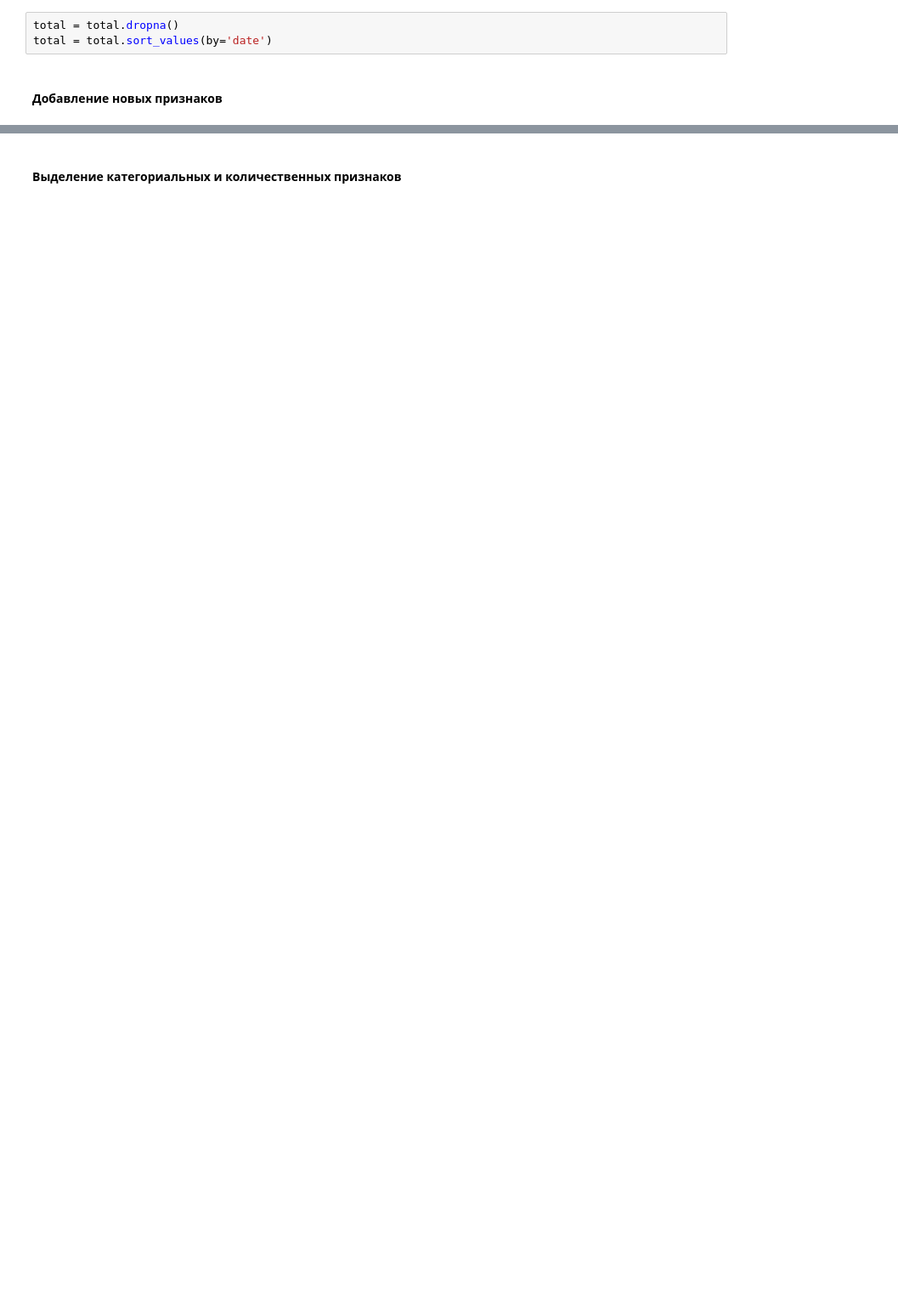
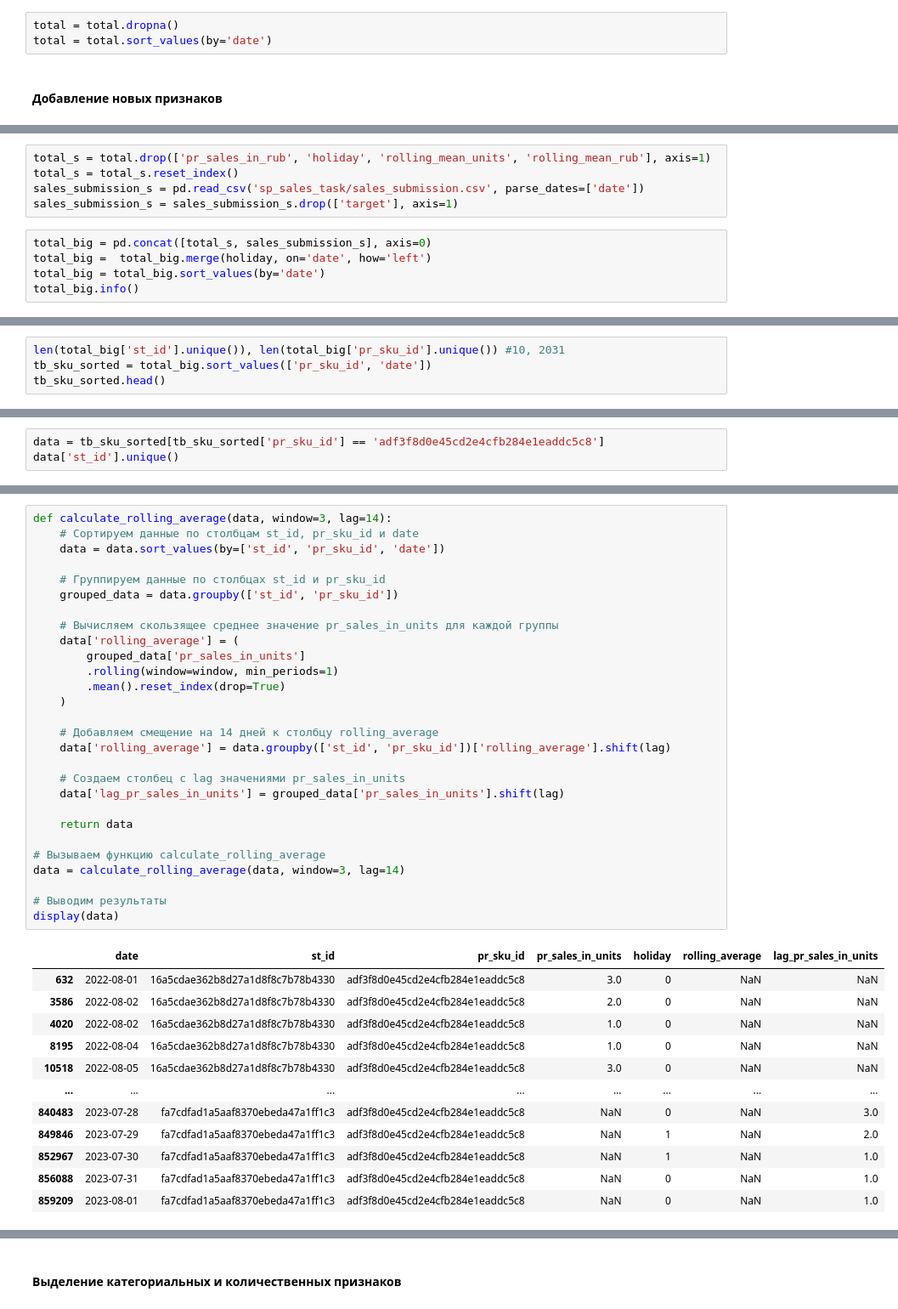
Before and after one commit to denis-42ds/demand_forecast_retailer, a Jupyter notebook: demand_forecast.ipynb, the cells around one changed output, grey strips where cells are left out. Shown at 85% size. Cells and saved outputs as stored; diff of their text form; blank space fills up the shorter version.

```diff
--- a/demand_forecast.ipynb
+++ b/demand_forecast.ipynb
@@ -646,0 +627,10 @@ total.head(5)
+# %%
+total_s = total.drop(['pr_sales_in_rub', 'holiday', 'rolling_mean_units', 'rolling_mean_rub'], axis=1)
+total_s = total_s.reset_index()
+sales_submission_s = pd.read_csv('sp_sales_task/sales_submission.csv', parse_dates=['date'])
+sales_submission_s = sales_submission_s.drop(['target'], axis=1)
+# %%
+total_big = pd.concat([total_s, sales_submission_s], axis=0)
+total_big =  total_big.merge(holiday, on='date', how='left')
+total_big = total_big.sort_values(by='date')
+total_big.info()
@@ -646,0 +650,4 @@ total.head(5)
+# %%
+len(total_big['st_id'].unique()), len(total_big['pr_sku_id'].unique()) #10, 2031
+tb_sku_sorted = total_big.sort_values(['pr_sku_id', 'date'])
+tb_sku_sorted.head()
@@ -646,0 +671,3 @@ total.head(5)
+# %%
+data = tb_sku_sorted[tb_sku_sorted['pr_sku_id'] == 'adf3f8d0e45cd2e4cfb284e1eaddc5c8']
+data['st_id'].unique()
@@ -646,0 +681,41 @@ total.head(5)
+# %%
+def calculate_rolling_average(data, window=3, lag=14):
+    # Сортируем данные по столбцам st_id, pr_sku_id и date
+    data = data.sort_values(by=['st_id', 'pr_sku_id', 'date'])
+
+    # Группируем данные по столбцах st_id и pr_sku_id
+    grouped_data = data.groupby(['st_id', 'pr_sku_id'])
+
+    # Вычисляем скользящее среднее значение pr_sales_in_units для каждой группы
+    data['rolling_average'] = (
+        grouped_data['pr_sales_in_units']
+        .rolling(window=window, min_periods=1)
+        .mean().reset_index(drop=True)
+    )
+
+    # Добавляем смещение на 14 дней к столбцу rolling_average
+    data['rolling_average'] = data.groupby(['st_id', 'pr_sku_id'])['rolling_average'].shift(lag)
+
+    # Создаем столбец с lag значениями pr_sales_in_units
+    data['lag_pr_sales_in_units'] = grouped_data['pr_sales_in_units'].shift(lag)
+
+    return data
+
+# Вызываем функцию calculate_rolling_average
+data = calculate_rolling_average(data, window=3, lag=14)
+
+# Выводим результаты
+display(data)
+# %% [output]
+|  | date | st_id | pr_sku_id | pr_sales_in_units | holiday | rolling_average | lag_pr_sales_in_units |
+| 632 | 2022-08-01 | 16a5cdae362b8d27a1d8f8c7b78b4330 | adf3f8d0e45cd2e4cfb284e1eaddc5c8 | 3.0 | 0 | NaN | NaN |
+| 3586 | 2022-08-02 | 16a5cdae362b8d27a1d8f8c7b78b4330 | adf3f8d0e45cd2e4cfb284e1eaddc5c8 | 2.0 | 0 | NaN | NaN |
+| 4020 | 2022-08-02 | 16a5cdae362b8d27a1d8f8c7b78b4330 | adf3f8d0e45cd2e4cfb284e1eaddc5c8 | 1.0 | 0 | NaN | NaN |
+| 8195 | 2022-08-04 | 16a5cdae362b8d27a1d8f8c7b78b4330 | adf3f8d0e45cd2e4cfb284e1eaddc5c8 | 1.0 | 0 | NaN | NaN |
+| 10518 | 2022-08-05 | 16a5cdae362b8d27a1d8f8c7b78b4330 | adf3f8d0e45cd2e4cfb284e1eaddc5c8 | 3.0 | 0 | NaN | NaN |
+| ... | ... | ... | ... | ... | ... | ... | ... |
+| 840483 | 2023-07-28 | fa7cdfad1a5aaf8370ebeda47a1ff1c3 | adf3f8d0e45cd2e4cfb284e1eaddc5c8 | NaN | 0 | NaN | 3.0 |
+| 849846 | 2023-07-29 | fa7cdfad1a5aaf8370ebeda47a1ff1c3 | adf3f8d0e45cd2e4cfb284e1eaddc5c8 | NaN | 1 | NaN | 2.0 |
+| 852967 | 2023-07-30 | fa7cdfad1a5aaf8370ebeda47a1ff1c3 | adf3f8d0e45cd2e4cfb284e1eaddc5c8 | NaN | 1 | NaN | 1.0 |
+| 856088 | 2023-07-31 | fa7cdfad1a5aaf8370ebeda47a1ff1c3 | adf3f8d0e45cd2e4cfb284e1eaddc5c8 | NaN | 0 | NaN | 1.0 |
+| 859209 | 2023-08-01 | fa7cdfad1a5aaf8370ebeda47a1ff1c3 | adf3f8d0e45cd2e4cfb284e1eaddc5c8 | NaN | 0 | NaN | 1.0 |
```
Also changed, not shown: parts of 48 cells of this notebook, 3 other files.
